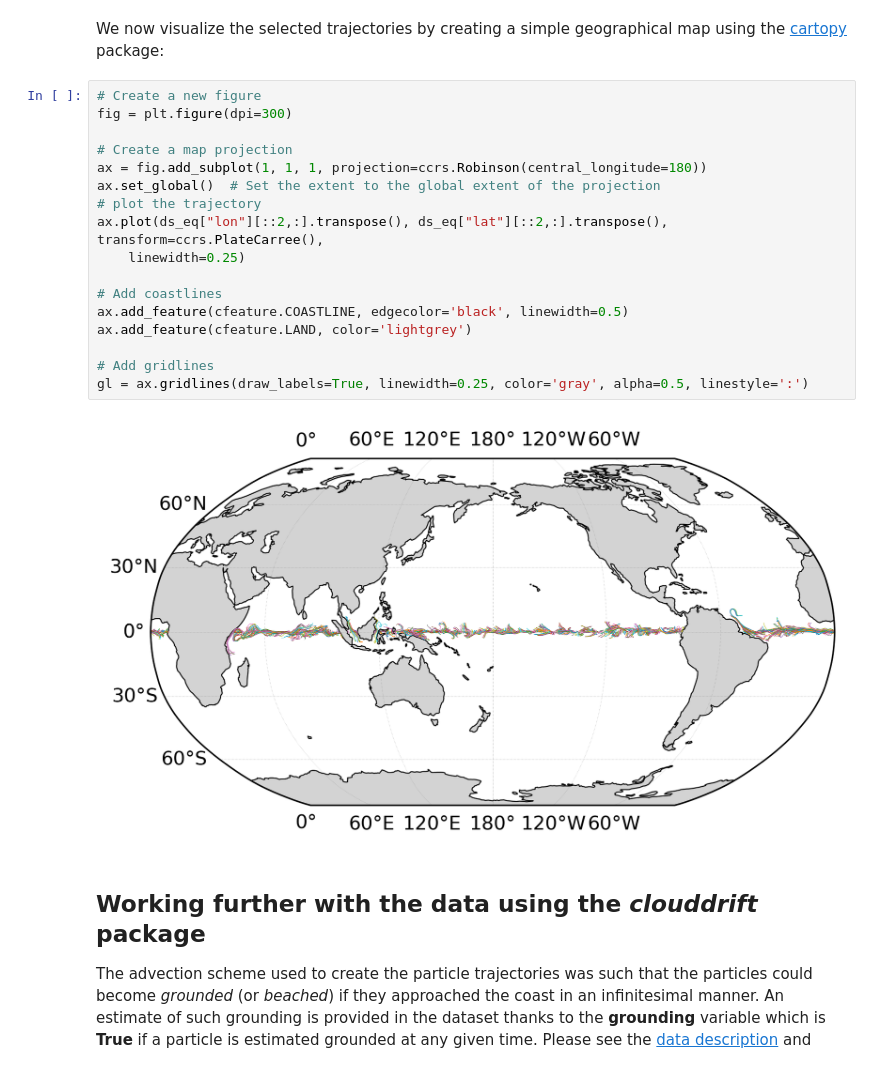
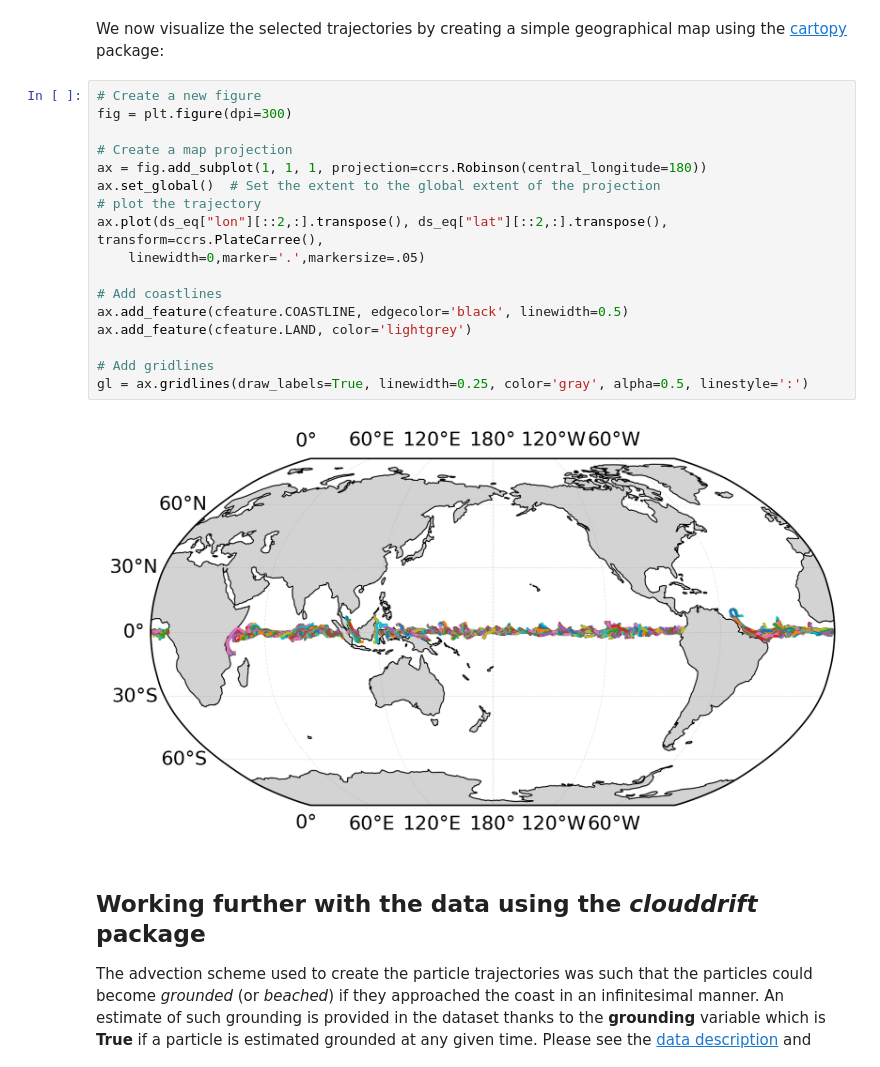
Before and after one commit to selipot/hycom-oceantrack, a Jupyter notebook: tutorials/hycom_lagrangian_tutorial.ipynb, the cells around one changed output. Saved outputs shown, nothing was run; the diff lists cells and outputs as text.

```diff
--- a/tutorials/hycom_lagrangian_tutorial.ipynb
+++ b/tutorials/hycom_lagrangian_tutorial.ipynb
@@ -158,22 +158,22 @@ We now visualize the selected trajectories by creating a simple geographical map
 # %%
 # Create a new figure
 fig = plt.figure(dpi=300)
 
 # Create a map projection
 ax = fig.add_subplot(1, 1, 1, projection=ccrs.Robinson(central_longitude=180))
 ax.set_global()  # Set the extent to the global extent of the projection
 # plot the trajectory
 ax.plot(ds_eq["lon"][::2,:].transpose(), ds_eq["lat"][::2,:].transpose(), transform=ccrs.PlateCarree(),
-    linewidth=0.25)
+    linewidth=0,marker='.',markersize=.05)
 
 # Add coastlines
 ax.add_feature(cfeature.COASTLINE, edgecolor='black', linewidth=0.5)
 ax.add_feature(cfeature.LAND, color='lightgrey')
 
 # Add gridlines
 gl = ax.gridlines(draw_labels=True, linewidth=0.25, color='gray', alpha=0.5, linestyle=':')
 # %% [output]
-[figure, old version]
+[figure, new version]
 # %% [markdown]
 ## Working further with the data using the *clouddrift* package
 
```
Also changed, not shown: parts of 3 cells of this notebook.
